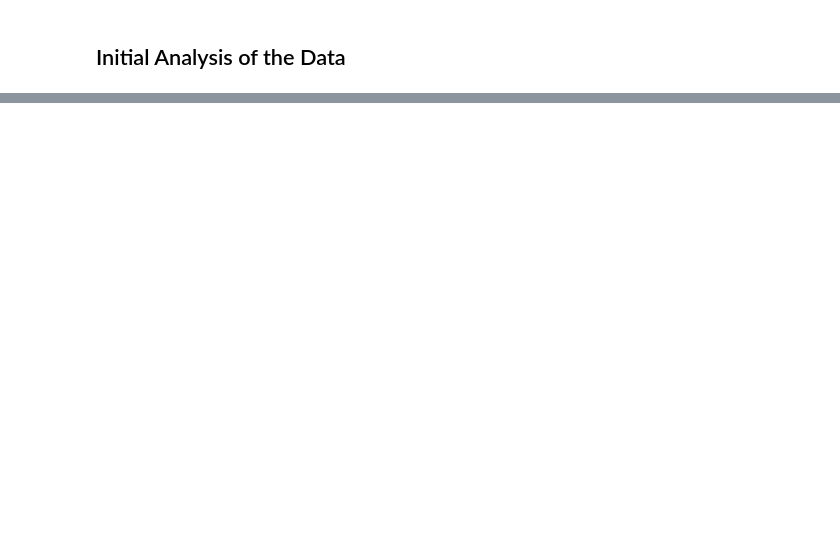
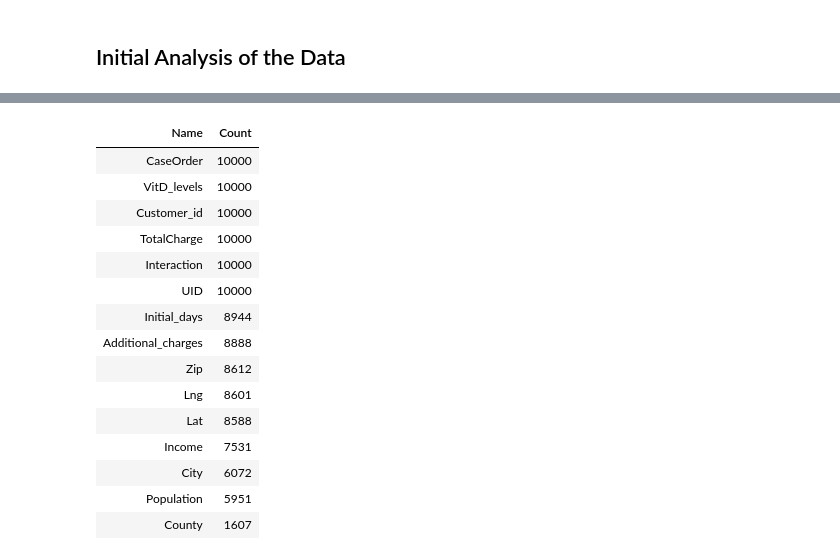
Before and after one commit to drusho/WGU, a Jupyter notebook: d206 - Data Cleaning/Assessment/assessment.ipynb, the cells around one changed output, grey strips where cells are left out. Saved outputs shown, nothing was run; the diff lists cells and outputs as text; code cells hidden in the pictures; blank space fills up the shorter version.

```diff
--- a/d206 - Data Cleaning/Assessment/assessment.ipynb
+++ b/d206 - Data Cleaning/Assessment/assessment.ipynb
@@ -83,0 +169,28 @@ filtered_df[filtered_df > 0].to_frame(name="null_count").sort_values(
+# %%
+# Verify unique values count by all columns
+
+# dataframe columns to list
+df_cols_list = med_df.columns.to_list()
+
+# count unique values per column,
+unique_count = med_df[df_cols_list].nunique()
+
+# print table, limit results to top 10
+create_pt(unique_count, "Name", 15)
+# %% [output]
+| Name | Count |
+| CaseOrder | 10000 |
+| VitD_levels | 10000 |
+| Customer_id | 10000 |
+| TotalCharge | 10000 |
+| Interaction | 10000 |
+| UID | 10000 |
+| Initial_days | 8944 |
+| Additional_charges | 8888 |
+| Zip | 8612 |
+| Lng | 8601 |
+| Lat | 8588 |
+| Income | 7531 |
+| City | 6072 |
+| Population | 5951 |
+| County | 1607 |
```
Also changed, not shown: parts of 30 cells of this notebook.
